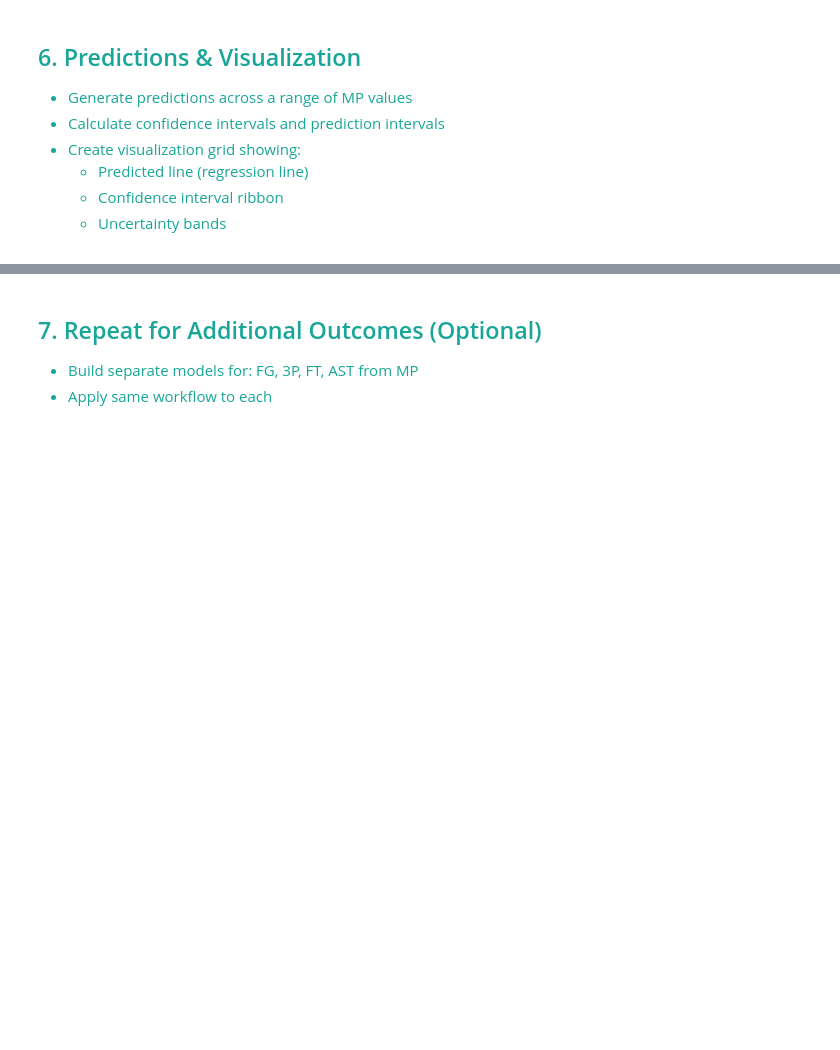
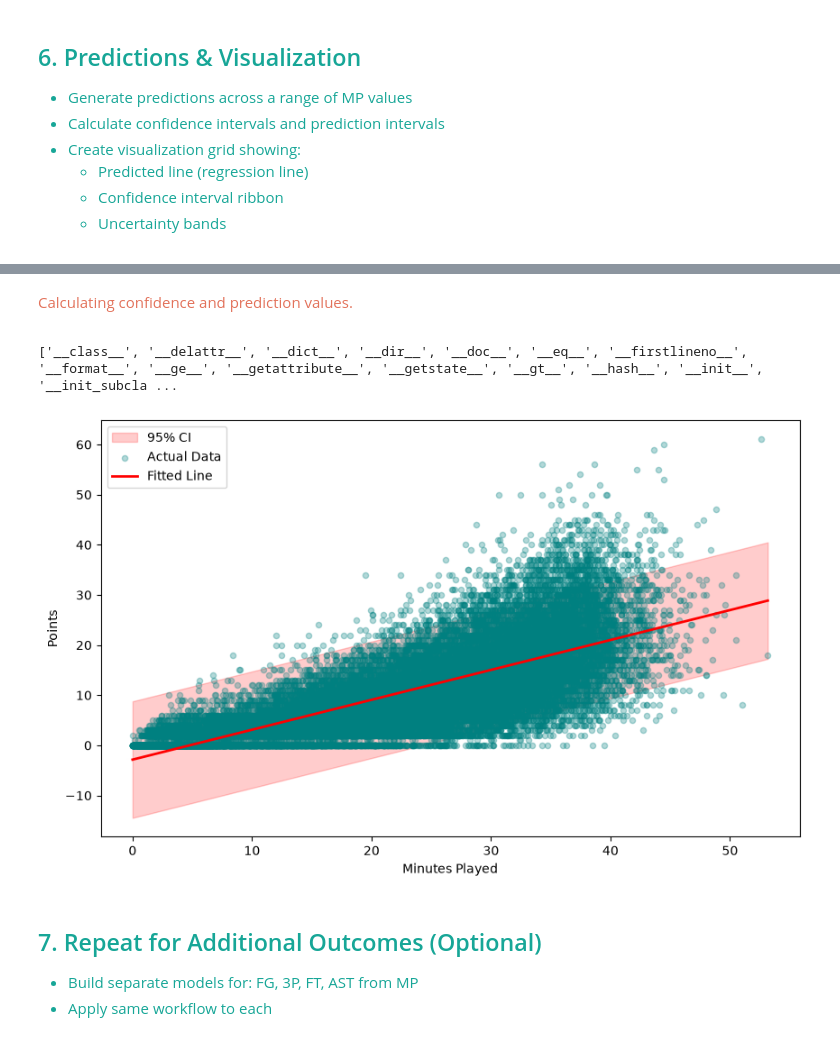
Before and after one commit to awomann/nba-prediction, a Jupyter notebook: NBA_Predictive_Analytics.ipynb, the cells around one changed output, grey strips where cells are left out. Saved outputs shown, nothing was run; the diff lists cells and outputs as text; code cells hidden in the pictures; blank space fills up the shorter version.

Commit message:
Complete predictions & visualization: fitted line with prediction intervals

```diff
--- a/NBA_Predictive_Analytics.ipynb
+++ b/NBA_Predictive_Analytics.ipynb
@@ -762,0 +773,3 @@ However, in the diagnostics, what we found is that we're not invalidating the sl
+# %%
+mp_range = np.linspace(new_df['MinPlay'].min(), new_df['MinPlay'].max(), 101)
+pred_df = pd.DataFrame({'MinPlay': mp_range})
@@ -763,3 +800,47 @@ However, in the diagnostics, what we found is that we're not invalidating the sl
+# %%
+predictions = model.get_prediction(pred_df)
+pred_df['predicted'] = predictions.predicted_mean
+pred_df['ci_lower'] = predictions.conf_int()[:, 0]
+pred_df['ci_upper'] = predictions.conf_int()[:, 1]
+# %% [markdown]
+<span style="color:#E2725B">
+
+Calculating confidence and prediction values.
+
+</span>
+# %%
+print(dir(predictions))
+# %% [output]
+['__class__', '__delattr__', '__dict__', '__dir__', '__doc__', '__eq__', '__firstlineno__', '__format__', '__ge__', '__getattribute__', '__getstate__', '__gt__', '__hash__', '__init__', '__init_subcla ...
+# %%
+summary = predictions.summary_frame()
+pred_df['obs_ci_lower'] = summary['obs_ci_lower']
+pred_df['obs_ci_upper'] = summary['obs_ci_upper']
+# %%
+plt.figure(figsize = (10, 6))
+
+# CI ribbon
+plt.fill_between(
+    x = pred_df['MinPlay'],
+    y1 = pred_df['obs_ci_lower'],
+    y2 = pred_df['obs_ci_upper'],
+    color = 'red',
+    alpha = 0.2,
+    label = '95% CI'
+)
+
+# Scatter of actual data
+plt.scatter(new_df['MinPlay'], new_df['Points'], alpha = 0.3, s = 20, color = 'teal', label = 'Actual Data')
+
+# Line of predictions
+plt.plot(pred_df['MinPlay'], pred_df['predicted'], color = 'red', linewidth = 2, label = 'Fitted Line')
+
+plt.xlabel('Minutes Played')
+plt.ylabel('Points')
+plt.legend()
+plt.show()
+# %% [output]
+[figure, added]
 # %% [markdown]
 <span style="color:#17A697">
 
```
Also changed, not shown: parts of 13 cells of this notebook, 7 other files.
